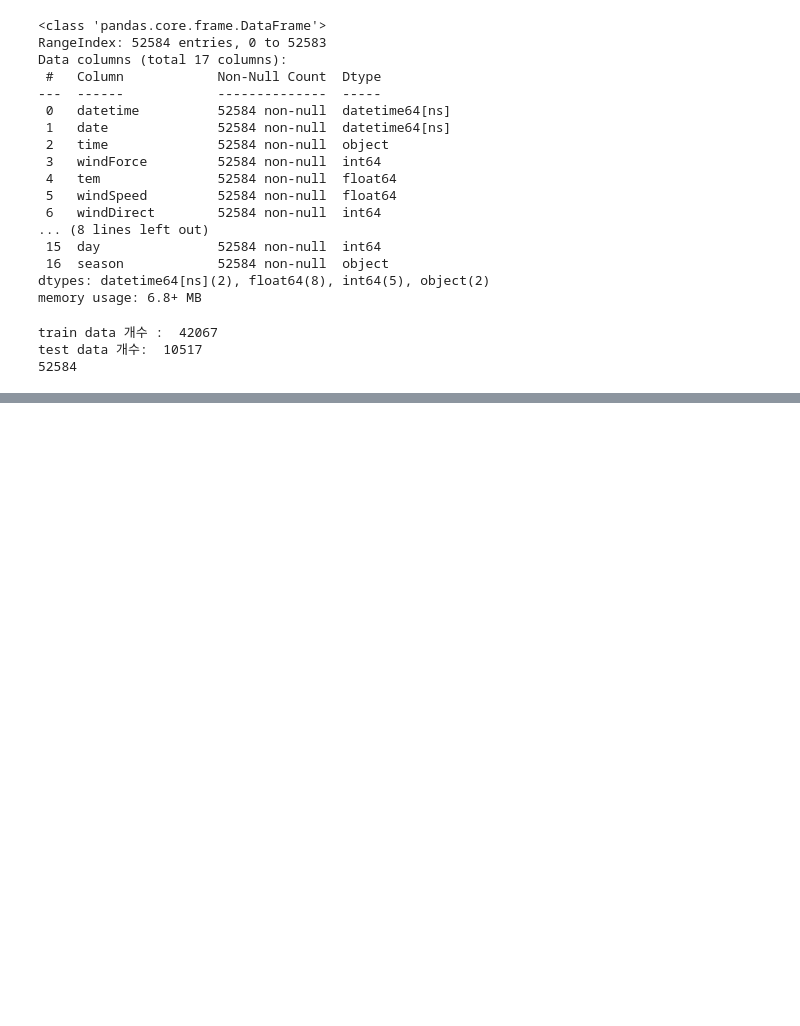
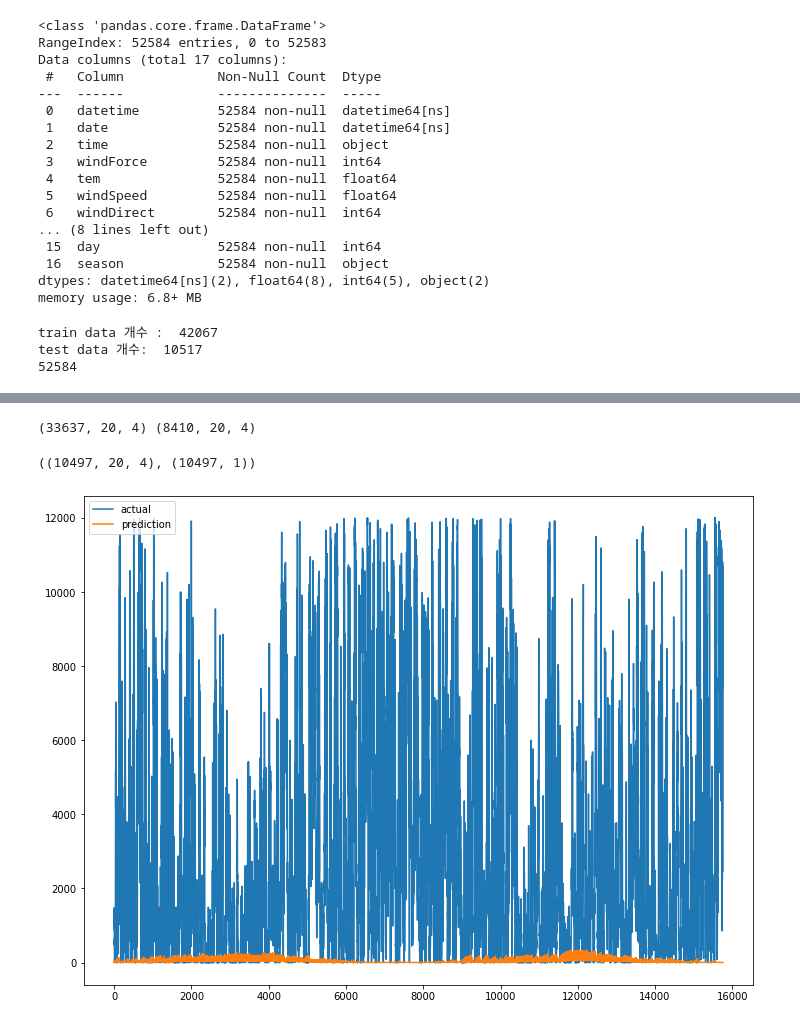
Before and after one commit to rohhj622/windPowerPrediction, a Jupyter notebook: code1_2.ipynb, the cells around one changed output, grey strips where cells are left out. Saved outputs shown, nothing was run; the diff lists cells and outputs as text; code cells hidden in the pictures; blank space fills up the shorter version.

Commit message:
드디어 LSTM 적용:210511

```diff
--- a/code1_2.ipynb
+++ b/code1_2.ipynb
@@ -151,2 +157,69 @@ y_pred = network.predict(X_test).flatten()
+# %%
+WINDOW_SIZE = 100
+feature1 = ['tem','windSpeed','groundTem','windForce']
+labels1 = ['windForce']
+
+train_feature = train[feature1]
+train_label = train[labels1]
+
+train_feature, train_label = make_dataset(train_feature, train_label, 20)
+
+X_train, X_valid,y_train, y_valid = train_test_split(train_feature,train_label,test_size=0.2,random_state=10) # train, valid
+print(X_train.shape, X_valid.shape)
+# %% [output]
+(33637, 20, 4) (8410, 20, 4)
+# %%
+test_feature = test[feature1]
+test_label = test[labels1]
+test_feature, test_label = make_dataset(test_feature, test_label, 20)
+test_feature.shape, test_label.shape
+# %% [output]
+((10497, 20, 4), (10497, 1))
+# %%
+from keras.models import Sequential
+from keras.layers import Dense
+from keras.callbacks import EarlyStopping, ModelCheckpoint
+from keras.layers import LSTM
+import os
+
+model = Sequential()
+model.add(LSTM(16,
+               input_shape=(train_feature.shape[1], train_feature.shape[2]),
+               activation='relu',
+               return_sequences=False)
+          )
+model.add(Dense(8))
+model.add(Dense(1))
+
+# network.add(layers.Dense(128, input_shape=train_feature.shape,activation='relu'))
+# network.add(layers.Dense(64,activation='relu'))
+# network.add(layers.Dense(1))
+# %%
+model.compile(loss='binary_crossentropy', optimizer='rmsprop')
+early_stop = EarlyStopping(monitor='val_loss', patience=5)
+model_path = '/content/gdrive/My Drive/Colab Notebooks'
+filename = os.path.join(model_path, 'tmp_checkpoint.h5')
+print(filename)
+checkpoint = ModelCheckpoint(filename, monitor='val_loss', verbose=1, save_best_only=True, mode='auto')
+
+history = model.fit(X_train, y_train,
+                    epochs=200,
+                    batch_size=16,
+                    validation_data=(X_valid, y_valid),
+                    callbacks=[early_stop, checkpoint])
+# %%
+# weight 로딩
+model.load_weights(filename)
+
+# 예측
+pred = model.predict(test_feature)
+# %%
+plt.figure(figsize=(12, 9))
+plt.plot(test_label, label='actual')
+plt.plot(pred, label='prediction')
+plt.legend()
+plt.show()
+# %% [output]
+[figure, added]
 # %%
 plt.figure(figsize=(16,10))
```
Also changed, not shown: parts of 25 cells of this notebook.
